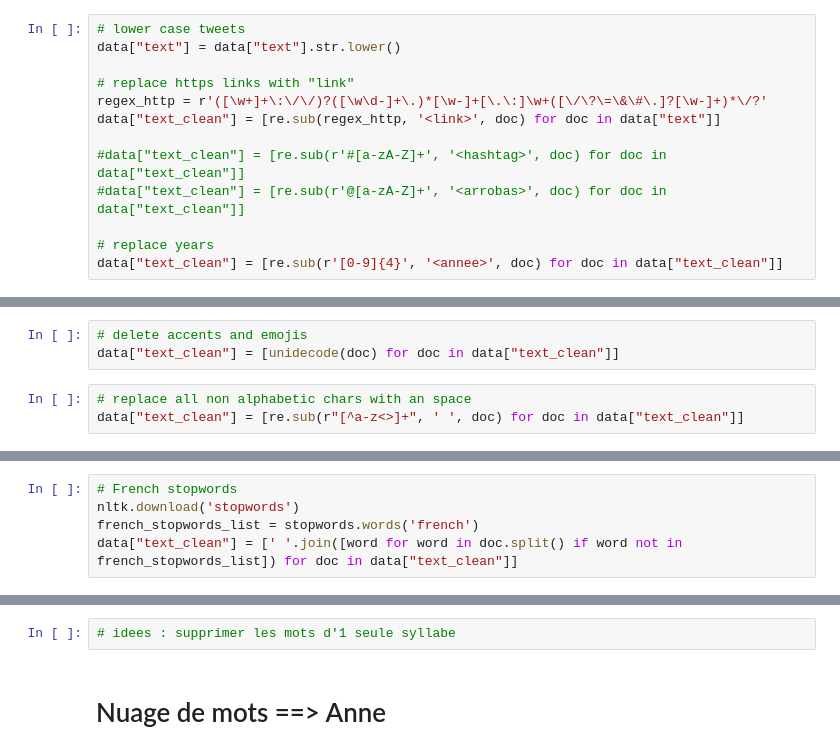
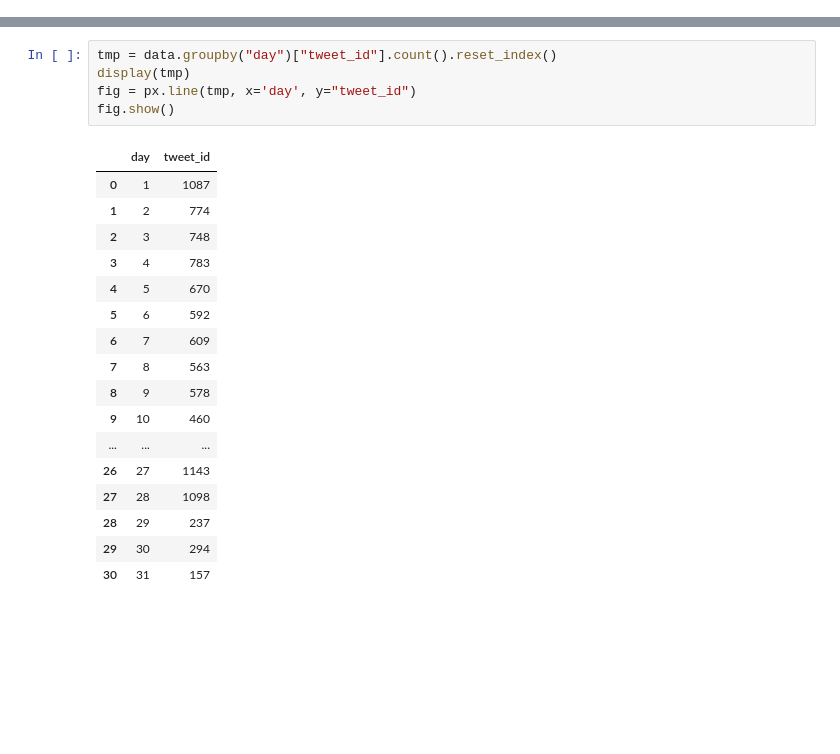
Before and after one commit to vnarvaezt/twitter_scrapping_sentiment_analysis, a Jupyter notebook: notebooks/explo_tweets.ipynb, the cells around one changed output, grey strips where cells are left out. Drawn from its saved outputs; the diff is of its cells as text; blank space fills up the shorter version.

```diff
--- a/notebooks/explo_tweets.ipynb
+++ b/notebooks/explo_tweets.ipynb
@@ -131,13 +119,0 @@ print(len(list_unique_htg))
-# %%
-# lower case tweets
-data["text"] = data["text"].str.lower()
-
-# replace https links with "link"
-regex_http = r'([\w+]+\:\/\/)?([\w\d-]+\.)*[\w-]+[\.\:]\w+([\/\?\=\&\#\.]?[\w-]+)*\/?'
-data["text_clean"] = [re.sub(regex_http, '<link>', doc) for doc in data["text"]]
-
-#data["text_clean"] = [re.sub(r'#[a-zA-Z]+', '<hashtag>', doc) for doc in data["text_clean"]]
-#data["text_clean"] = [re.sub(r'@[a-zA-Z]+', '<arrobas>', doc) for doc in data["text_clean"]]
-
-# replace years
-data["text_clean"] = [re.sub(r'[0-9]{4}', '<annee>', doc) for doc in data["text_clean"]]
@@ -159,6 +119,0 @@ Name: text_clean, Length: 9413, dtype: object
-# %%
-# delete accents and emojis
-data["text_clean"] = [unidecode(doc) for doc in data["text_clean"]]
-# %%
-# replace all non alphabetic chars with an space
-data["text_clean"] = [re.sub(r"[^a-z<>]+", ' ', doc) for doc in data["text_clean"]]
@@ -175,5 +119,0 @@ data["text_clean"].iloc[4]
-# %%
-# French stopwords
-nltk.download('stopwords')
-french_stopwords_list = stopwords.words('french')
-data["text_clean"] = [' '.join([word for word in doc.split() if word not in french_stopwords_list]) for doc in data["text_clean"]]
@@ -183,4 +120,23 @@ data["text_clean"] = [' '.join([word for word in doc.split() if word not in fren
-# %%
-# idees : supprimer les mots d'1 seule syllabe
-# %% [markdown]
-# Nuage de mots ==> Anne
+# %%
+tmp = data.groupby("day")["tweet_id"].count().reset_index()
+display(tmp)
+fig = px.line(tmp, x='day', y="tweet_id")
+fig.show()
+# %% [output]
+|  | day | tweet_id |
+| 0 | 1 | 1087 |
+| 1 | 2 | 774 |
+| 2 | 3 | 748 |
+| 3 | 4 | 783 |
+| 4 | 5 | 670 |
+| 5 | 6 | 592 |
+| 6 | 7 | 609 |
+| 7 | 8 | 563 |
+| 8 | 9 | 578 |
+| 9 | 10 | 460 |
+| ... | ... | ... |
+| 26 | 27 | 1143 |
+| 27 | 28 | 1098 |
+| 28 | 29 | 237 |
+| 29 | 30 | 294 |
+| 30 | 31 | 157 |
```
Also changed, not shown: parts of 35 cells of this notebook, 3 other files.
